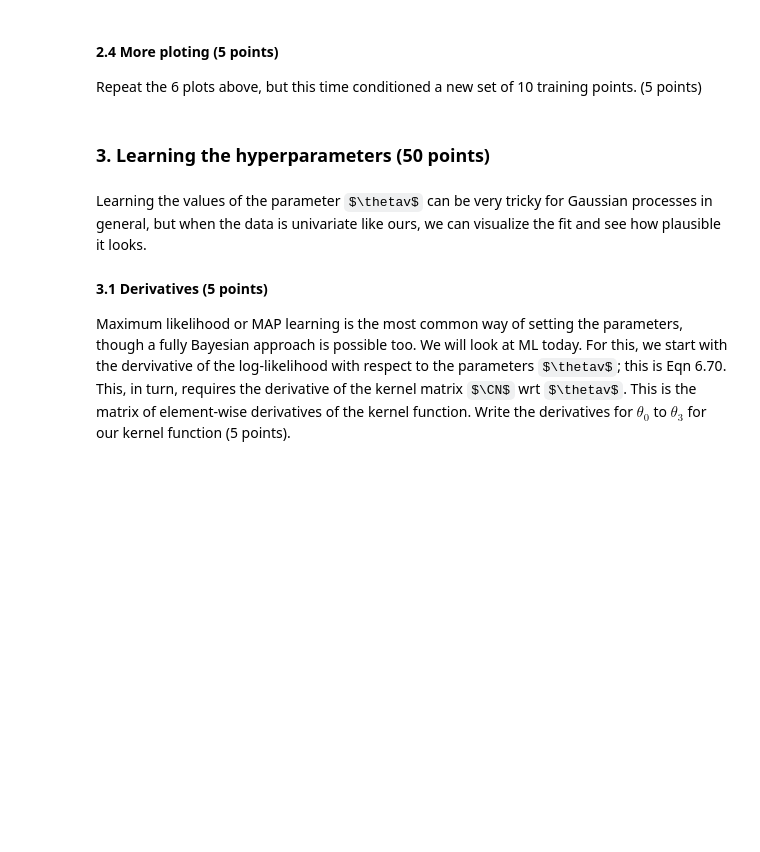
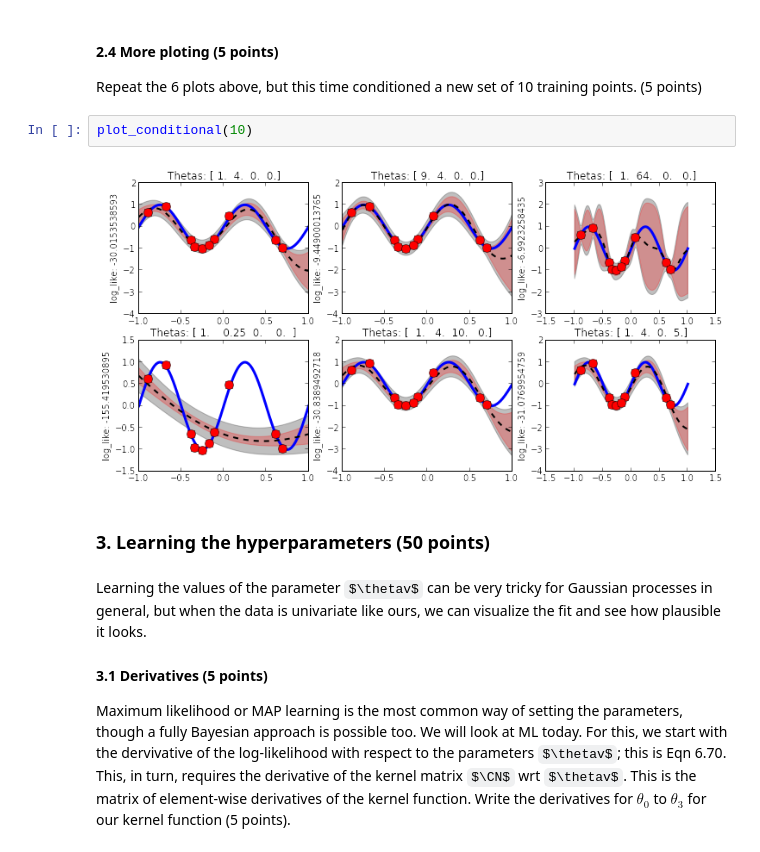
Before and after one commit to basveeling/ml1labs, a Jupyter notebook: lab3/Lab3.ipynb, the cells around one changed output. Cells and saved outputs as stored; diff of their text form; some formulas as TeX source; blank space fills up the shorter version.

```diff
--- a/lab3/Lab3.ipynb
+++ b/lab3/Lab3.ipynb
@@ -235,6 +285,10 @@ def gp_plot( x_test, y_test, mu_test, var_test, x_train, t_train, theta, beta ):
 # %% [markdown]
 #### 2.4 More ploting (5 points)
 Repeat the 6 plots above, but this time conditioned a new set of 10 training points. (5 points)
+# %%
+plot_conditional(10)
+# %% [output]
+[figure, added]
 # %% [markdown]
 ### 3. Learning the hyperparameters (50 points)
 # %% [markdown]
```
Also changed, not shown: parts of 10 cells of this notebook.
